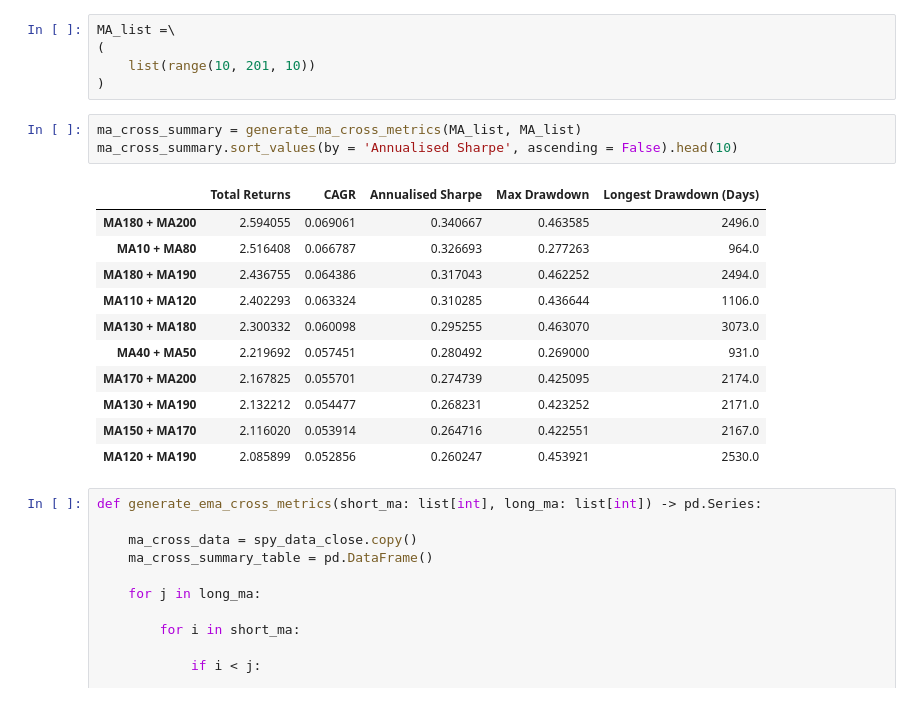
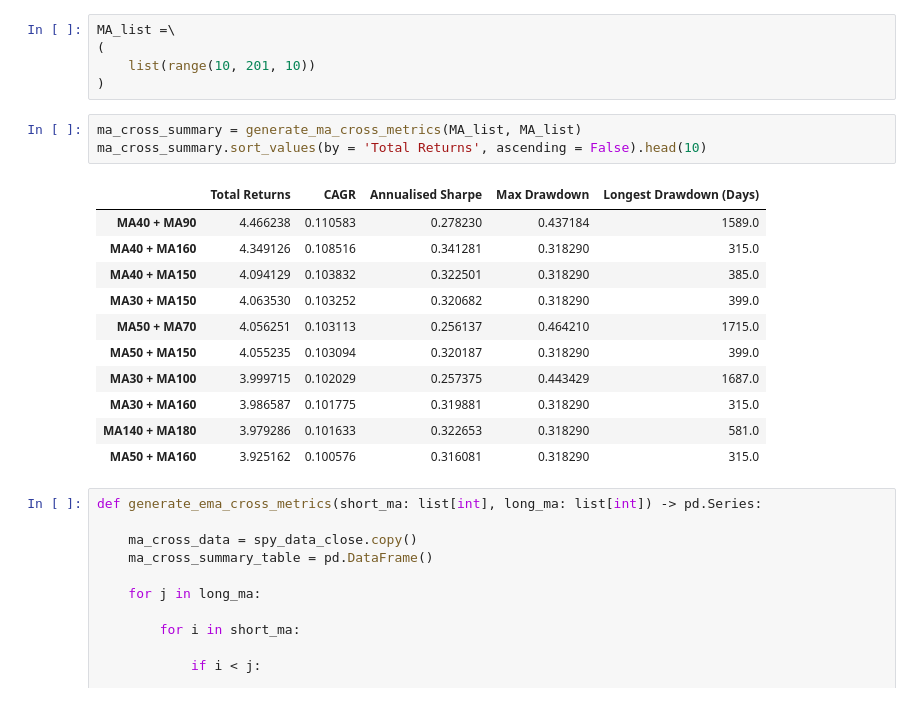
Before and after one commit to Gregtwl/GrpAssignment, a Jupyter notebook: Assignment.ipynb, the cells around one changed output. Drawn from its saved outputs; the diff is of its cells as text.

```diff
--- a/Assignment.ipynb
+++ b/Assignment.ipynb
@@ -472,19 +513,19 @@ MA_list =\
 )
 # %%
 ma_cross_summary = generate_ma_cross_metrics(MA_list, MA_list)
-ma_cross_summary.sort_values(by = 'Annualised Sharpe', ascending = False).head(10)
+ma_cross_summary.sort_values(by = 'Total Returns', ascending = False).head(10)
 # %% [output]
 |  | Total Returns | CAGR | Annualised Sharpe | Max Drawdown | Longest Drawdown (Days) |
-| MA180 + MA200 | 2.594055 | 0.069061 | 0.340667 | 0.463585 | 2496.0 |
-| MA10 + MA80 | 2.516408 | 0.066787 | 0.326693 | 0.277263 | 964.0 |
-| MA180 + MA190 | 2.436755 | 0.064386 | 0.317043 | 0.462252 | 2494.0 |
-| MA110 + MA120 | 2.402293 | 0.063324 | 0.310285 | 0.436644 | 1106.0 |
-| MA130 + MA180 | 2.300332 | 0.060098 | 0.295255 | 0.463070 | 3073.0 |
-| MA40 + MA50 | 2.219692 | 0.057451 | 0.280492 | 0.269000 | 931.0 |
-| MA170 + MA200 | 2.167825 | 0.055701 | 0.274739 | 0.425095 | 2174.0 |
-| MA130 + MA190 | 2.132212 | 0.054477 | 0.268231 | 0.423252 | 2171.0 |
-| MA150 + MA170 | 2.116020 | 0.053914 | 0.264716 | 0.422551 | 2167.0 |
-| MA120 + MA190 | 2.085899 | 0.052856 | 0.260247 | 0.453921 | 2530.0 |
+| MA40 + MA90 | 4.466238 | 0.110583 | 0.278230 | 0.437184 | 1589.0 |
+| MA40 + MA160 | 4.349126 | 0.108516 | 0.341281 | 0.318290 | 315.0 |
+| MA40 + MA150 | 4.094129 | 0.103832 | 0.322501 | 0.318290 | 385.0 |
+| MA30 + MA150 | 4.063530 | 0.103252 | 0.320682 | 0.318290 | 399.0 |
+| MA50 + MA70 | 4.056251 | 0.103113 | 0.256137 | 0.464210 | 1715.0 |
+| MA50 + MA150 | 4.055235 | 0.103094 | 0.320187 | 0.318290 | 399.0 |
+| MA30 + MA100 | 3.999715 | 0.102029 | 0.257375 | 0.443429 | 1687.0 |
+| MA30 + MA160 | 3.986587 | 0.101775 | 0.319881 | 0.318290 | 315.0 |
+| MA140 + MA180 | 3.979286 | 0.101633 | 0.322653 | 0.318290 | 581.0 |
+| MA50 + MA160 | 3.925162 | 0.100576 | 0.316081 | 0.318290 | 315.0 |
 # %%
 def generate_ema_cross_metrics(short_ma: list[int], long_ma: list[int]) -> pd.Series:
 
```
Also changed, not shown: parts of 13 cells of this notebook.
